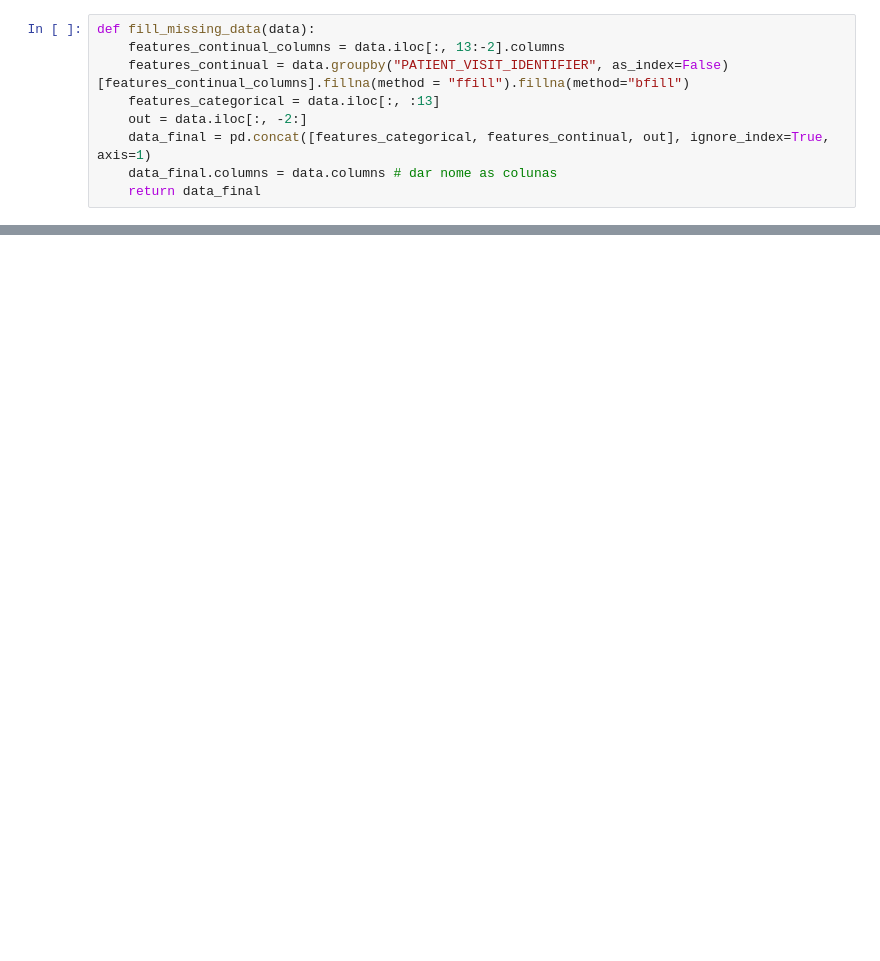
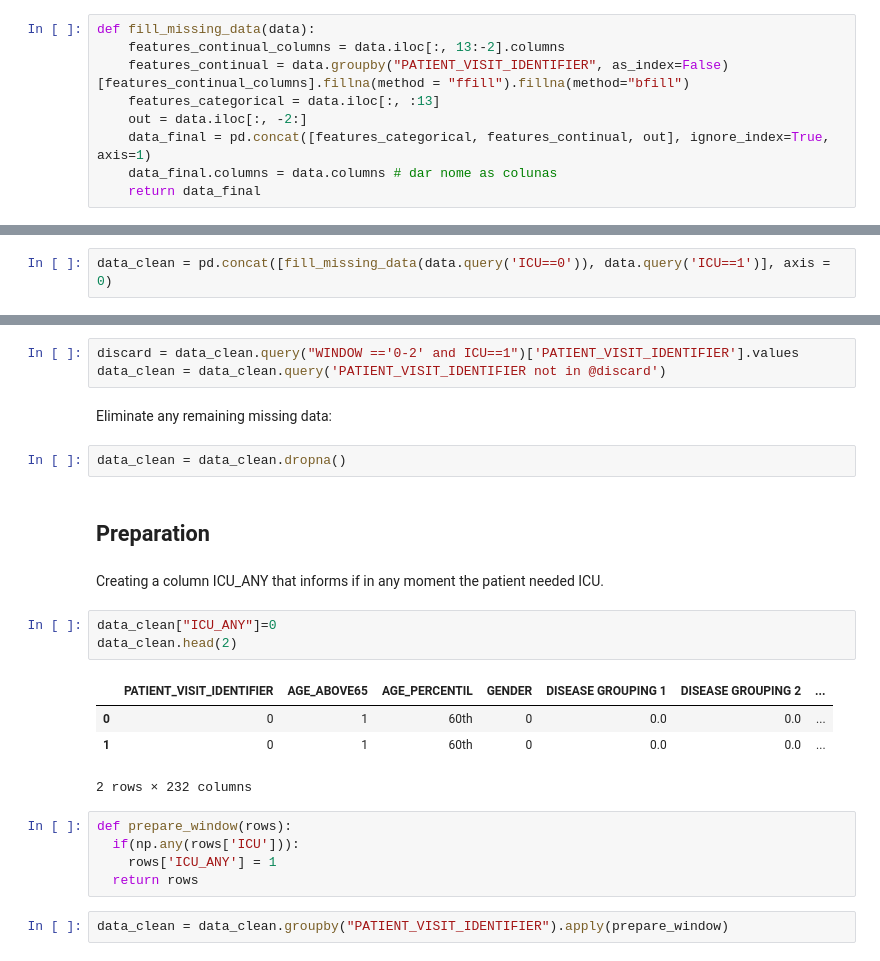
Before and after one commit to carolluzardi/analise_sirio_libanes, a Jupyter notebook: Final_Project_DSBootcamp.ipynb, the cells around one changed output, grey strips where cells are left out. Drawn from its saved outputs; the diff is of its cells as text; blank space fills up the shorter version.

```diff
--- a/Final_Project_DSBootcamp.ipynb
+++ b/Final_Project_DSBootcamp.ipynb
@@ -78,0 +98,2 @@ Hello world
+# %%
+data_clean = pd.concat([fill_missing_data(data.query('ICU==0')), data.query('ICU==1')], axis = 0)
@@ -78,0 +107,26 @@ Hello world
+# %%
+discard = data_clean.query("WINDOW =='0-2' and ICU==1")['PATIENT_VISIT_IDENTIFIER'].values
+data_clean = data_clean.query('PATIENT_VISIT_IDENTIFIER not in @discard')
+# %% [markdown]
+Eliminate any remaining missing data:
+# %%
+data_clean = data_clean.dropna()
+# %% [markdown]
+## Preparation
+# %% [markdown]
+Creating a column ICU_ANY that informs if in any moment the patient needed ICU.
+# %%
+data_clean["ICU_ANY"]=0
+data_clean.head(2)
+# %% [output]
+|  | PATIENT_VISIT_IDENTIFIER | AGE_ABOVE65 | AGE_PERCENTIL | GENDER | DISEASE GROUPING 1 | DISEASE GROUPING 2 | ... |
+| 0 | 0 | 1 | 60th | 0 | 0.0 | 0.0 | ... |
+| 1 | 0 | 1 | 60th | 0 | 0.0 | 0.0 | ... |
+2 rows × 232 columns
+# %%
+def prepare_window(rows):
+  if(np.any(rows['ICU'])):
+    rows['ICU_ANY'] = 1
+  return rows
+# %%
+data_clean = data_clean.groupby("PATIENT_VISIT_IDENTIFIER").apply(prepare_window)
```
Also changed, not shown: parts of 30 cells of this notebook.
